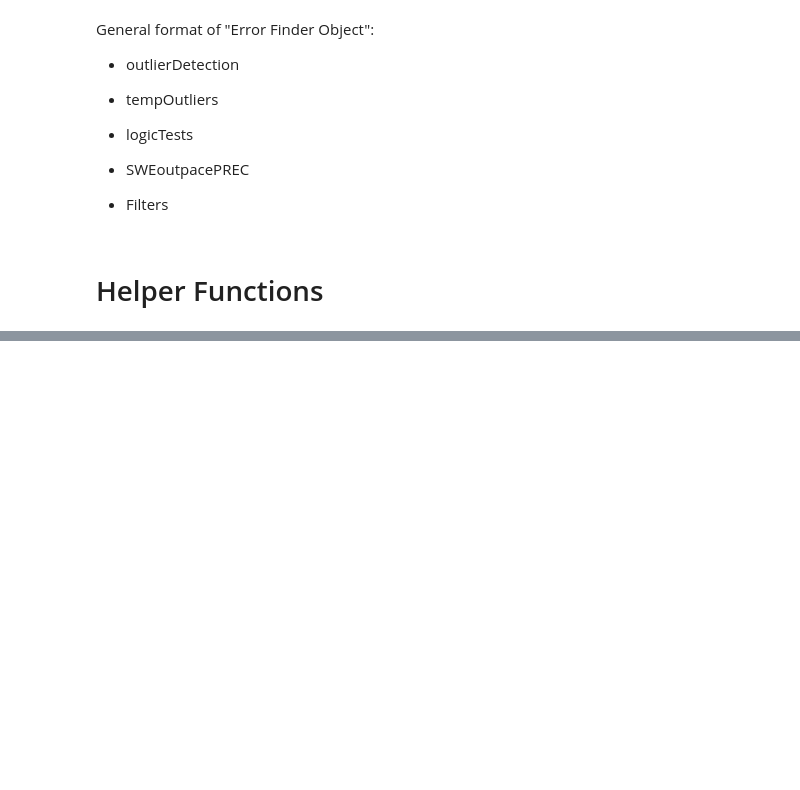
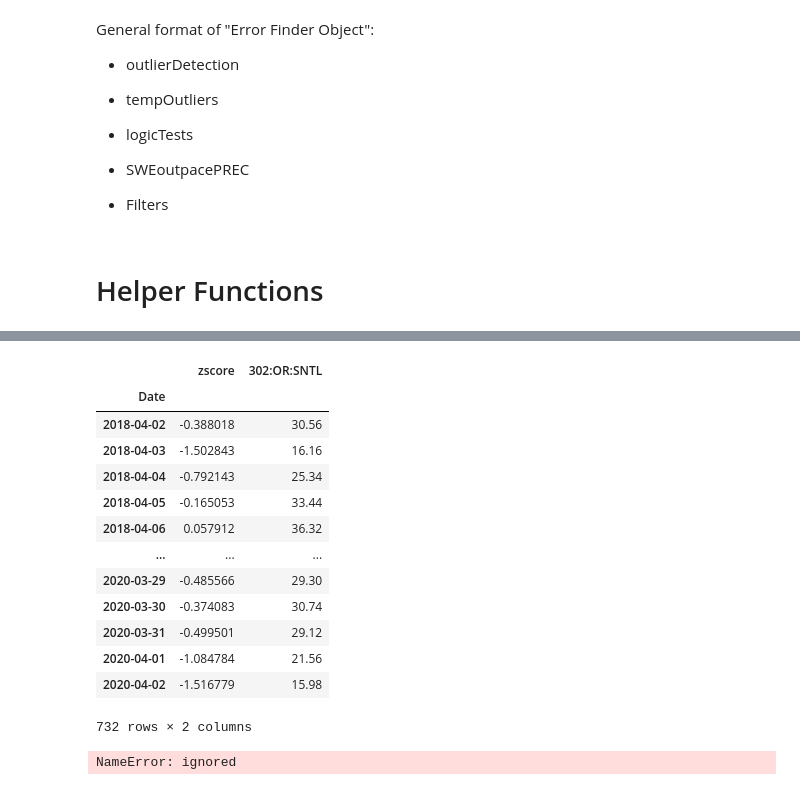
Before and after one commit to geoskimoto/SNOTEL_AnomalyDetection, a Jupyter notebook: errorFinder.ipynb, the cells around one changed output, grey strips where cells are left out. Saved outputs shown, nothing was run; the diff lists cells and outputs as text; code cells hidden in the pictures; blank space fills up the shorter version.

```diff
--- a/errorFinder.ipynb
+++ b/errorFinder.ipynb
@@ -130,0 +129,34 @@ def getData(stations, parameter_of_interest, begindate, enddate):
+# %%
+def zScore_plot(df, max_StDev=2):
+  global zs, df_outliers
+  df2 = pd.DataFrame(df)
+  zs = zscore(df2, ddof=2, nan_policy='omit')
+  # zs = pd.DataFrame(zs)
+  df2.insert(loc=0, column='zscore', value=zs)
+  df_outliers = df2[(df2['zscore'] < -max_StDev) | (df2['zscore'] > max_StDev)]
+
+  fig = go.Figure()
+  fig.add_trace(go.Scatter(
+    x=df.index,
+    y=df,
+    mode='lines',
+    # name=station_of_interest,
+    # hovertext = ORWA_Sites2[station_of_interest][parameter_of_interest],
+  ))
+  fig.add_trace(go.Scatter(
+    x=df_outliers.index,
+    y=df_outliers.iloc[:,1],
+    mode='markers',
+    # name=station_of_interest,
+    hovertext = df_outliers['zscore'],
+  ))
+  fig.update_xaxes(
+      title_text= 'Date'
+  )
+  # fig.update_yaxes(title_text= parameter_of_interest)
+  fig.update_layout(
+    height=800,
+    width=1100,
+  )
+
+  fig.show()
@@ -228,0 +386,8 @@ class errorChecking():
+# %%
+stations = ['302:OR:SNTL']
+begindate  = '04/01/2018'
+enddate  = '04/01/2020'
+
+for i in ['TAVG', 'TMIN']:
+  df = getData(stations, i, begindate, enddate)
+  zScore_plot(df.iloc[:,0], max_StDev=2)
@@ -228,0 +397,17 @@ class errorChecking():
+# %%
+df
+# %% [output]
+|  | zscore | 302:OR:SNTL |
+| Date |  |  |
+| 2018-04-02 | -0.388018 | 30.56 |
+| 2018-04-03 | -1.502843 | 16.16 |
+| 2018-04-04 | -0.792143 | 25.34 |
+| 2018-04-05 | -0.165053 | 33.44 |
+| 2018-04-06 | 0.057912 | 36.32 |
+| ... | ... | ... |
+| 2020-03-29 | -0.485566 | 29.30 |
+| 2020-03-30 | -0.374083 | 30.74 |
+| 2020-03-31 | -0.499501 | 29.12 |
+| 2020-04-01 | -1.084784 | 21.56 |
+| 2020-04-02 | -1.516779 | 15.98 |
+732 rows × 2 columns
@@ -228,0 +461,4 @@ class errorChecking():
+# %%
+df_temp
+# %% [output]
+NameError: ignored
```
Also changed, not shown: parts of 33 cells of this notebook.
